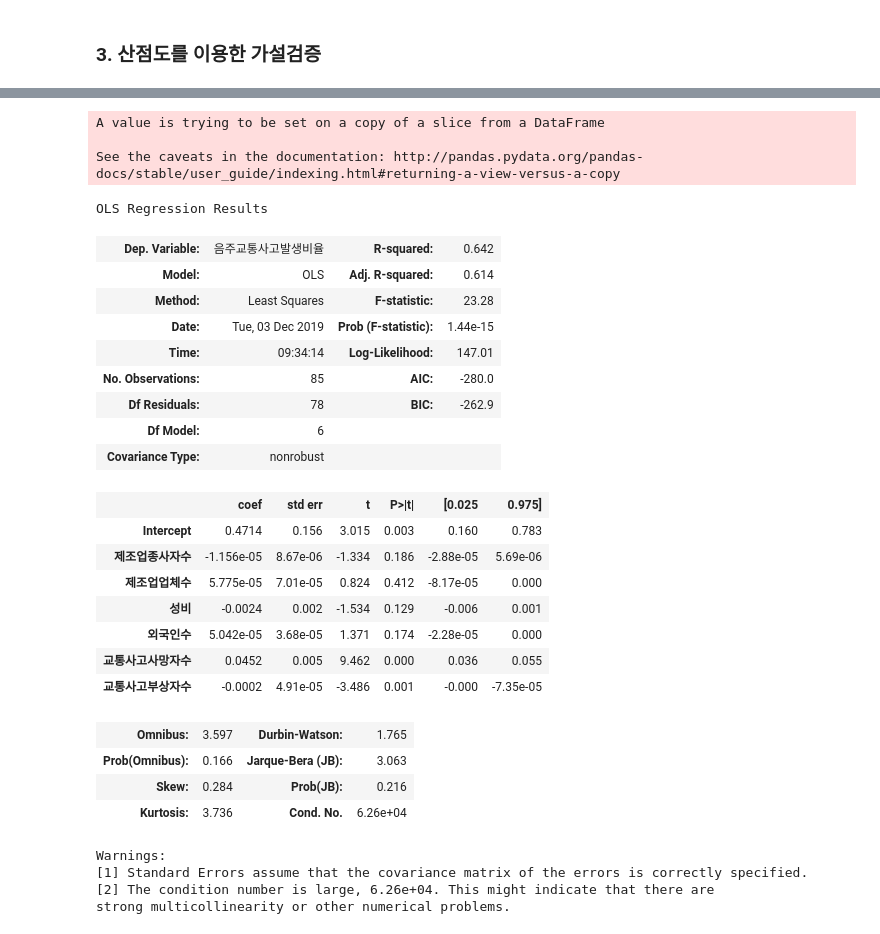
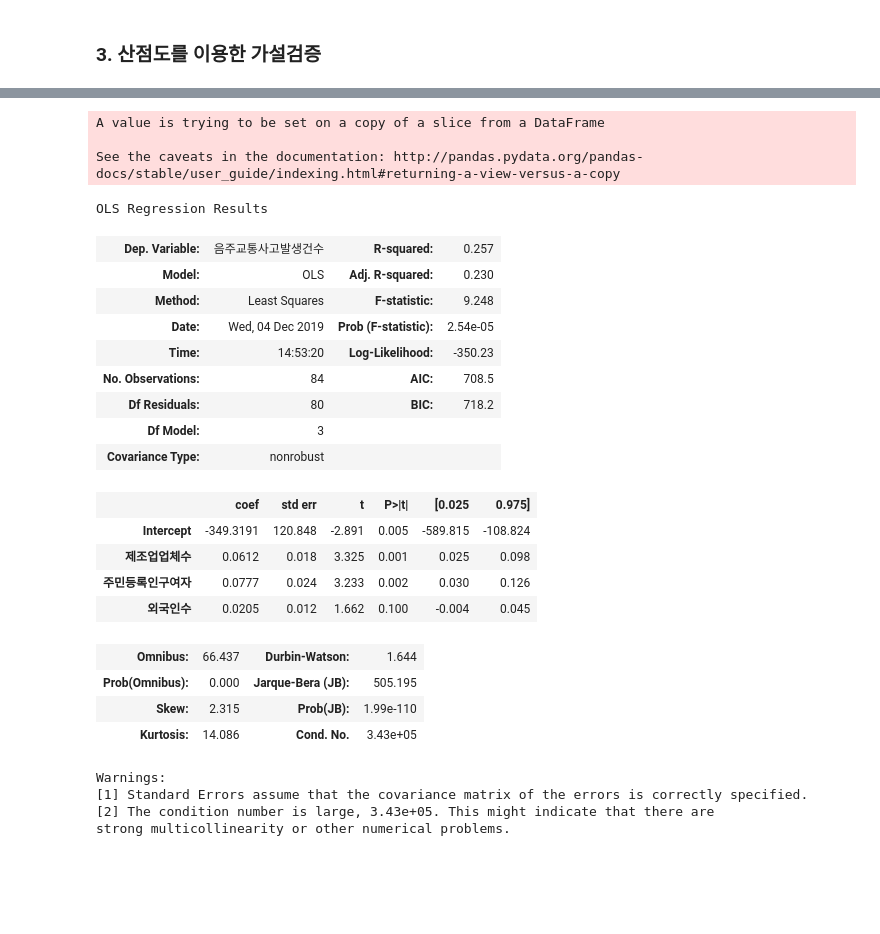
Before and after one commit to gloryle/ARTISTS, a Jupyter notebook: 1130_jy_제조업체수-교통사고#음주운전-final-증거추가-Copy1.ipynb, the cells around one changed output, grey strips where cells are left out. Drawn from its saved outputs; the diff is of its cells as text; code cells hidden in the pictures; blank space fills up the shorter version.

```diff
--- a/1130_jy_제조업체수-교통사고#음주운전-final-증거추가-Copy1.ipynb
+++ b/1130_jy_제조업체수-교통사고#음주운전-final-증거추가-Copy1.ipynb
@@ -41,0 +43,9 @@ sigungu_nxy.head(1)
+# %%
+#외국인비율추가
+transpath = 'C:/Users/COM/Desktop/교통사고/'
+주민등록인구=pd.read_csv(transpath+'주민등록인구.csv', encoding='cp949')
+주민등록인구.rename(columns={'전국':'시도','소계':'시군구','주민등록인구':'전체인구'}, inplace=True)
+주민등록인구['외국인비율'] = 주민등록인구.등록외국인수 / 주민등록인구.전체인구*100
+sigungu_nxy
+sigungu_nxy=sigungu_nxy.merge(주민등록인구, on=['시도','시군구'])
+주민등록인구.shape
@@ -41,0 +54,16 @@ sigungu_nxy.head(1)
+# %%
+#제조업비율추가
+manufact = pd.read_csv(transpath +'2017_제조업체_사업체.csv', encoding='cp949')
+manufact.head(1)
+# ex_manufact = manufact.loc[manufact['산업분류별']=='전체',['지역별(시/군/구)','2015']]
+# ex_manufact.columns = ['시군구','전체산업체수']
+# ex_manufact.reset_index(drop=True, inplace=True)
+# manufact = manufact.loc[~(manufact['산업분류별']=='전체'),['지역별(시/군/구)','2015']]
+# manufact.columns = ['시군구','제조업체수']
+# manufact.reset_index(drop=True, inplace=True)
+manufact['제조업비율'] = (manufact['제조사업체수']/manufact['사업체수'])
+manufact.head(1)
+sigungu_nxy.head(1)
+sigungu_nxy = sigungu_nxy.merge(manufact, on=['시도','시군구'])
+sigungu_nxy.shape
+sigungu_nxy.head(1)
@@ -232,14 +271,16 @@ sigungu_nxy.rename(columns={'음주교통사고 발생비율':'음주교통사
                       '교통사고 사망자수':'교통사고사망자수',
                       '교통사고 부상자수':'교통사고부상자수',
                       '의료보장 사업장수':'의료보장사업장수',
+                            '음주교통사고 발생건수':'음주교통사고발생건수',
+                            '주민등록인구(여자)':'주민등록인구여자',
                       '1인가구수':'일인가구수',
                       '학교수(중학교)':'중학교수',
                       '음식점 및 주점업 종사자수':'음식점및주점업종사자수',
                       '음식점 및 주점업 업체수':'음식점및주점업업체수',
                       '지역안전도(점수)':'지역안전도'}, inplace=True)
-reg = sm.OLS.from_formula("음주교통사고발생비율 ~ 제조업종사자수+제조업업체수+성비+외국인수\
-                                                    +교통\
-                                                  +교통사고사망자수+교통사고부상자수", sigungu_nxy).fit()
+reg = sm.OLS.from_formula("음주교통사고발생비율 ~ 제조업업체수+성비+외국인수", sigungu_nxy).fit()
+reg = sm.OLS.from_formula("음주교통사고발생비율 ~ 제조업비율+성비+외국인비율", sigungu_nxy).fit()
+reg = sm.OLS.from_formula("음주교통사고발생건수 ~ 제조업업체수+주민등록인구여자+외국인수", sigungu_nxy).fit()
 reg.summary()
 # 제조업업체수+제조업종사자수+transport: P0.000, R0.08
 # 전체에 대해서
@@ -276,55 +313,53 @@ group1 = sigungu_nxy.loc[sigungu_nxy.group1==1]
 # %%
 group1.rename(columns={'음주교통사고 발생비율':'음주교통사고발생비율',
                       '제조업 업체수':'제조업업체수',
                       '제조업 종사자수':'제조업종사자수',
                       '교통사고 발생건수':'교통사고발생건수',
                       '교통사고 사망자수':'교통사고사망자수',
                       '교통사고 부상자수':'교통사고부상자수',
                       '의료보장 사업장수':'의료보장사업장수',
                       '1인가구수':'일인가구수',
                       '학교수(중학교)':'중학교수',
                       '음식점 및 주점업 종사자수':'음식점및주점업종사자수',
                       '음식점 및 주점업 업체수':'음식점및주점업업체수',
+                       '음주교통사고 발생건수':'음주교통사고발생건수',
+                            '주민등록인구(여자)':'주민등록인구여자',
                       '지역안전도(점수)':'지역안전도'}, inplace=True)
-reg = sm.OLS.from_formula("음주교통사고발생비율 ~ 제조업종사자수+제조업업체수\
-                                                    +성비+외국인수\
-                                                  +교통사고사망자수+교통사고부상자수\
-                                                  ", group1).fit()
+reg = sm.OLS.from_formula("음주교통사고발생비율 ~ 제조업업체수+성비+외국인수", group1).fit()
+reg = sm.OLS.from_formula("음주교통사고발생비율 ~ 제조업비율+성비+외국인비율", group1).fit()
+reg = sm.OLS.from_formula("음주교통사고발생건수 ~ 제조업업체수+주민등록인구여자+외국인수", group1).fit()
 reg.summary()
 # 제조업업체수+제조업종사자수+transport: P0.002, R0.163
 # group1에 대해서
 # 교통사고 사망자수
 # 교통사고 부상자수
 #+독거노인수+교통사고사망자수+일인가구수++중학교수
 # %% [output]
 A value is trying to be set on a copy of a slice from a DataFrame
 
 See the caveats in the documentation: http://pandas.pydata.org/pandas-docs/stable/user_guide/indexing.html#returning-a-view-versus-a-copy
 OLS Regression Results
-| Dep. Variable: | 음주교통사고발생비율 | R-squared: | 0.642 |
-| Model: | OLS | Adj. R-squared: | 0.614 |
-| Method: | Least Squares | F-statistic: | 23.28 |
-| Date: | Tue, 03 Dec 2019 | Prob (F-statistic): | 1.44e-15 |
-| Time: | 09:34:14 | Log-Likelihood: | 147.01 |
-| No. Observations: | 85 | AIC: | -280.0 |
-| Df Residuals: | 78 | BIC: | -262.9 |
-| Df Model: | 6 |  |  |
+| Dep. Variable: | 음주교통사고발생건수 | R-squared: | 0.257 |
+| Model: | OLS | Adj. R-squared: | 0.230 |
+| Method: | Least Squares | F-statistic: | 9.248 |
+| Date: | Wed, 04 Dec 2019 | Prob (F-statistic): | 2.54e-05 |
+| Time: | 14:53:20 | Log-Likelihood: | -350.23 |
+| No. Observations: | 84 | AIC: | 708.5 |
+| Df Residuals: | 80 | BIC: | 718.2 |
+| Df Model: | 3 |  |  |
 | Covariance Type: | nonrobust |  |  |
 |  | coef | std err | t | P>|t| | [0.025 | 0.975] |
-| Intercept | 0.4714 | 0.156 | 3.015 | 0.003 | 0.160 | 0.783 |
-| 제조업종사자수 | -1.156e-05 | 8.67e-06 | -1.334 | 0.186 | -2.88e-05 | 5.69e-06 |
-| 제조업업체수 | 5.775e-05 | 7.01e-05 | 0.824 | 0.412 | -8.17e-05 | 0.000 |
-| 성비 | -0.0024 | 0.002 | -1.534 | 0.129 | -0.006 | 0.001 |
-| 외국인수 | 5.042e-05 | 3.68e-05 | 1.371 | 0.174 | -2.28e-05 | 0.000 |
-| 교통사고사망자수 | 0.0452 | 0.005 | 9.462 | 0.000 | 0.036 | 0.055 |
-| 교통사고부상자수 | -0.0002 | 4.91e-05 | -3.486 | 0.001 | -0.000 | -7.35e-05 |
+| Intercept | -349.3191 | 120.848 | -2.891 | 0.005 | -589.815 | -108.824 |
+| 제조업업체수 | 0.0612 | 0.018 | 3.325 | 0.001 | 0.025 | 0.098 |
+| 주민등록인구여자 | 0.0777 | 0.024 | 3.233 | 0.002 | 0.030 | 0.126 |
+| 외국인수 | 0.0205 | 0.012 | 1.662 | 0.100 | -0.004 | 0.045 |
-| Omnibus: | 3.597 | Durbin-Watson: | 1.765 |
-| Prob(Omnibus): | 0.166 | Jarque-Bera (JB): | 3.063 |
-| Skew: | 0.284 | Prob(JB): | 0.216 |
-| Kurtosis: | 3.736 | Cond. No. | 6.26e+04 |
+| Omnibus: | 66.437 | Durbin-Watson: | 1.644 |
+| Prob(Omnibus): | 0.000 | Jarque-Bera (JB): | 505.195 |
+| Skew: | 2.315 | Prob(JB): | 1.99e-110 |
+| Kurtosis: | 14.086 | Cond. No. | 3.43e+05 |
 Warnings:
 [1] Standard Errors assume that the covariance matrix of the errors is correctly specified.
-[2] The condition number is large, 6.26e+04. This might indicate that there are
+[2] The condition number is large, 3.43e+05. This might indicate that there are
 strong multicollinearity or other numerical problems.
 # %%
 4914/(2245+4914)
```
Also changed, not shown: parts of 29 cells of this notebook.
